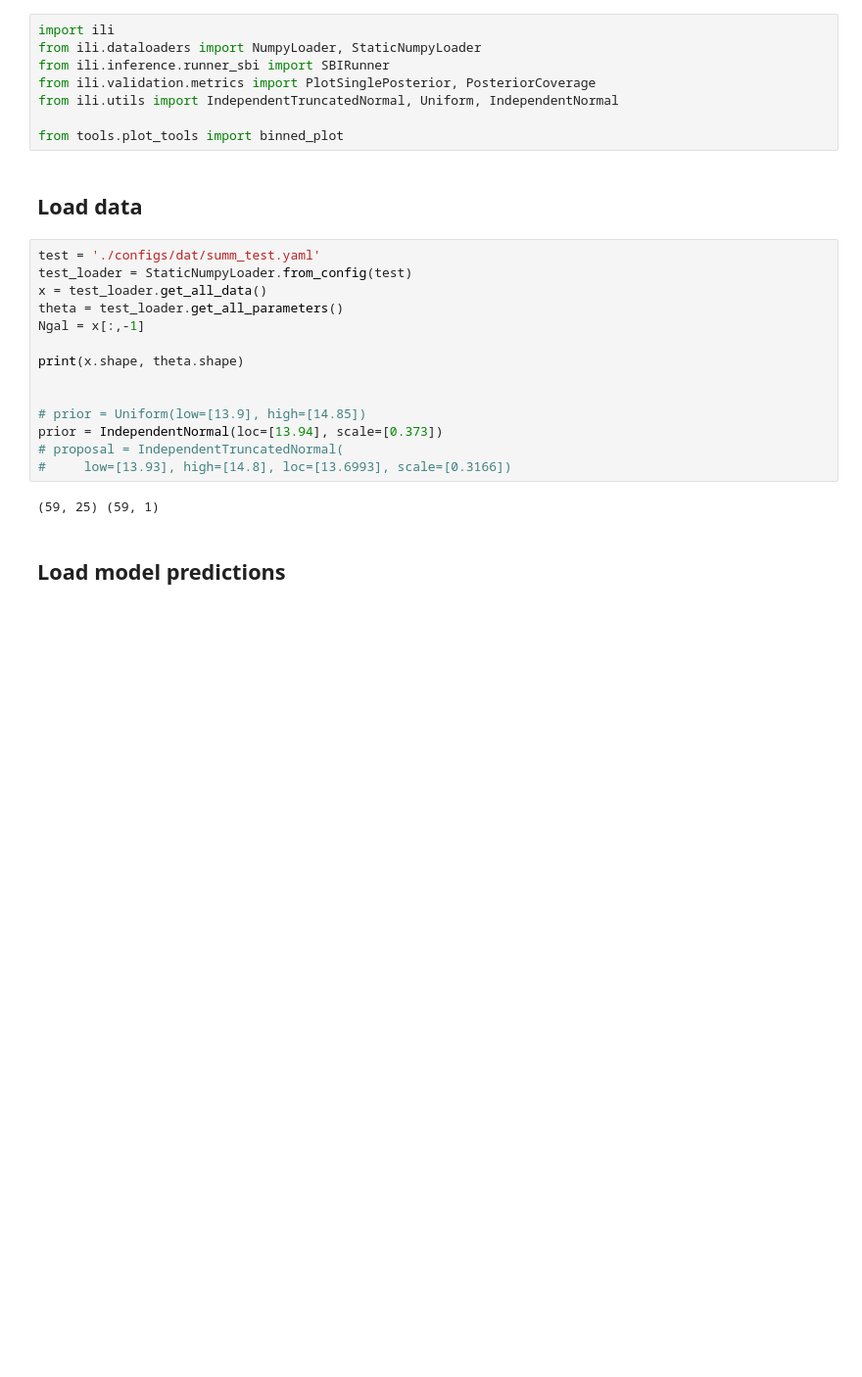
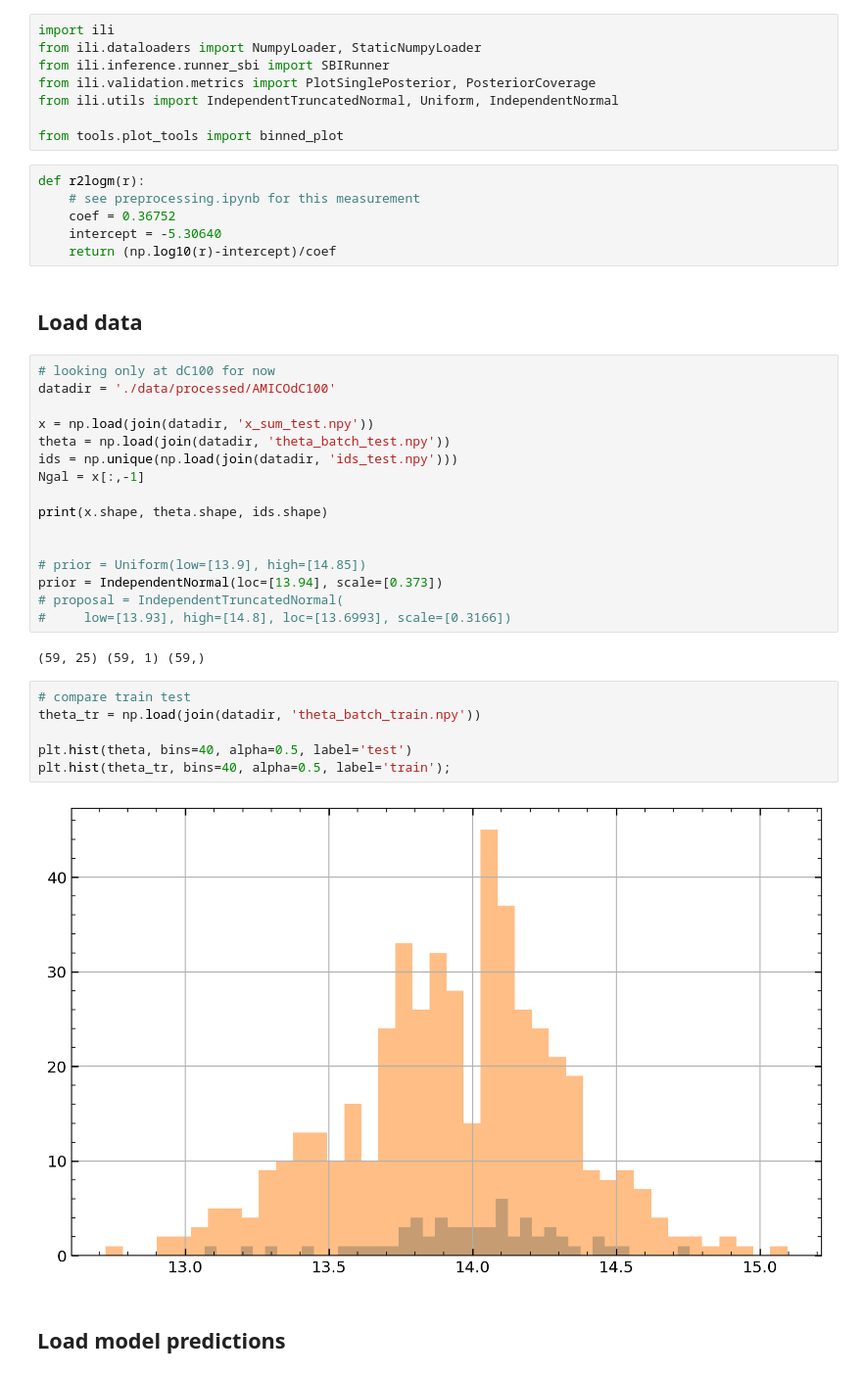
Before and after one commit to maho3/cl-ml-euclid, a Jupyter notebook: test_all.ipynb, the cells around one changed output. Shown at 98% size. Cells and saved outputs as stored; diff of their text form; blank space fills up the shorter version.

```diff
--- a/test_all.ipynb
+++ b/test_all.ipynb
@@ -42,16 +45,24 @@ from ili.validation.metrics import PlotSinglePosterior, PosteriorCoverage
 from ili.utils import IndependentTruncatedNormal, Uniform, IndependentNormal
 
 from tools.plot_tools import binned_plot
+# %%
+def r2logm(r):
+    # see preprocessing.ipynb for this measurement
+    coef = 0.36752
+    intercept = -5.30640
+    return (np.log10(r)-intercept)/coef
 # %% [markdown]
 ## Load data
 # %%
-test = './configs/dat/summ_test.yaml'
-test_loader = StaticNumpyLoader.from_config(test)
-x = test_loader.get_all_data()
-theta = test_loader.get_all_parameters()
+# looking only at dC100 for now
+datadir = './data/processed/AMICOdC100'
+
+x = np.load(join(datadir, 'x_sum_test.npy'))
+theta = np.load(join(datadir, 'theta_batch_test.npy'))
+ids = np.unique(np.load(join(datadir, 'ids_test.npy')))
 Ngal = x[:,-1]
 
-print(x.shape, theta.shape)
+print(x.shape, theta.shape, ids.shape)
 
 
 # prior = Uniform(low=[13.9], high=[14.85])
@@ -59,7 +70,15 @@ prior = IndependentNormal(loc=[13.94], scale=[0.373])
 # proposal = IndependentTruncatedNormal(
 #     low=[13.93], high=[14.8], loc=[13.6993], scale=[0.3166])
 # %% [output]
-(59, 25) (59, 1)
+(59, 25) (59, 1) (59,)
+# %%
+# compare train test
+theta_tr = np.load(join(datadir, 'theta_batch_train.npy'))
+
+plt.hist(theta, bins=40, alpha=0.5, label='test')
+plt.hist(theta_tr, bins=40, alpha=0.5, label='train');
+# %% [output]
+[figure, added]
 # %% [markdown]
 ## Load model predictions
 # %%
```
Also changed, not shown: parts of 6 cells of this notebook, 10 other files.
